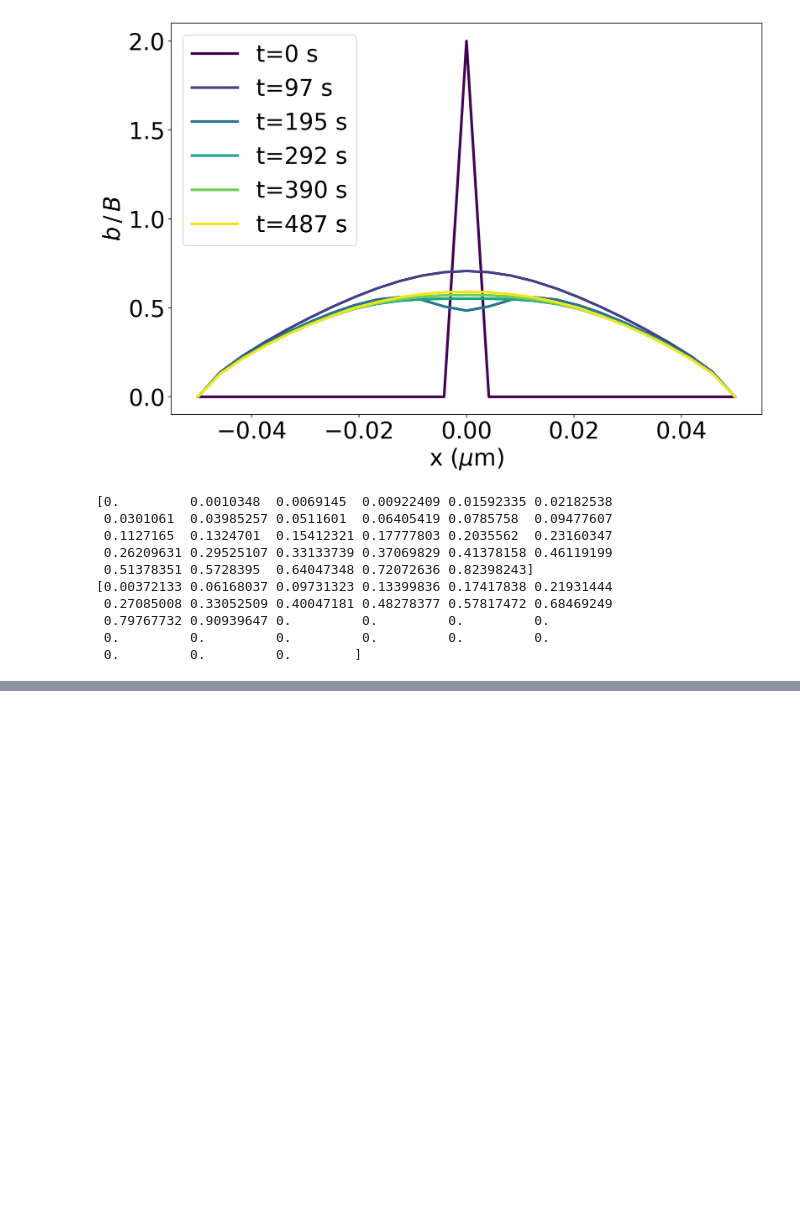
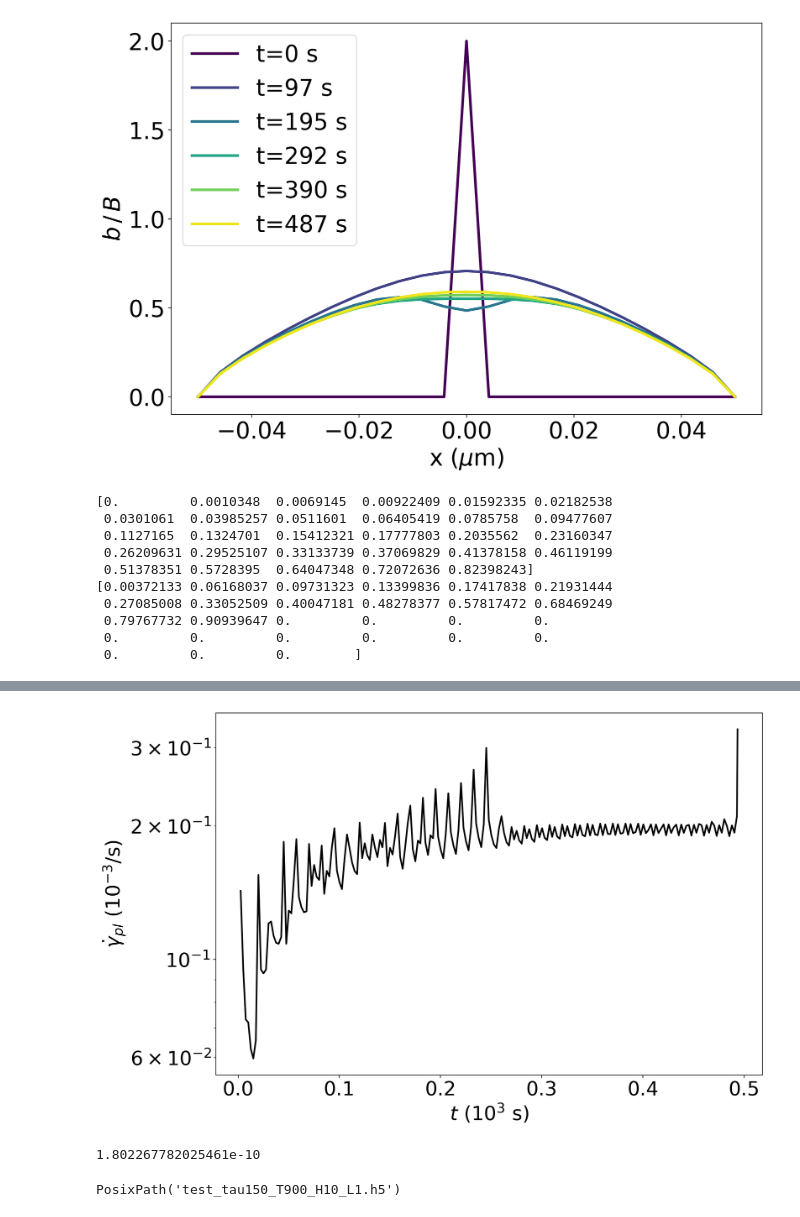
Before and after one commit to AHartmaier/pyLabDD, a Jupyter notebook: notebooks/gbdd_pu_pre.ipynb, the cells around one changed output, grey strips where cells are left out. Drawn from its saved outputs; the diff is of its cells as text; code cells hidden in the pictures; blank space fills up the shorter version.

```diff
--- a/notebooks/gbdd_pu_pre.ipynb
+++ b/notebooks/gbdd_pu_pre.ipynb
@@ -224,5 +229,10 @@ Number of dislocations: 14, Simulation time: 475.40042321719864
 # %%
-plt.plot(gbdd.sim_time, gbdd.pu_dis['force'], 'b-')
-plt.show()
+gbdd.plot_time_series("plast_slip_rate")
+print(np.mean(gbdd.glob_data['plast_slip_rate']))
+# %% [output]
+[figure, added]
+1.802267782025461e-10
 # %%
-gbdd.nout
+gbdd.save_hdf5(f"test_tau{int(tau0)}_T{int(temp)}_H{int(gs*10)}_L{int(lgb*10)}.h5")
+# %% [output]
+PosixPath('test_tau150_T900_H10_L1.h5')
```
Also changed, not shown: parts of 9 cells of this notebook, 3 other files.
